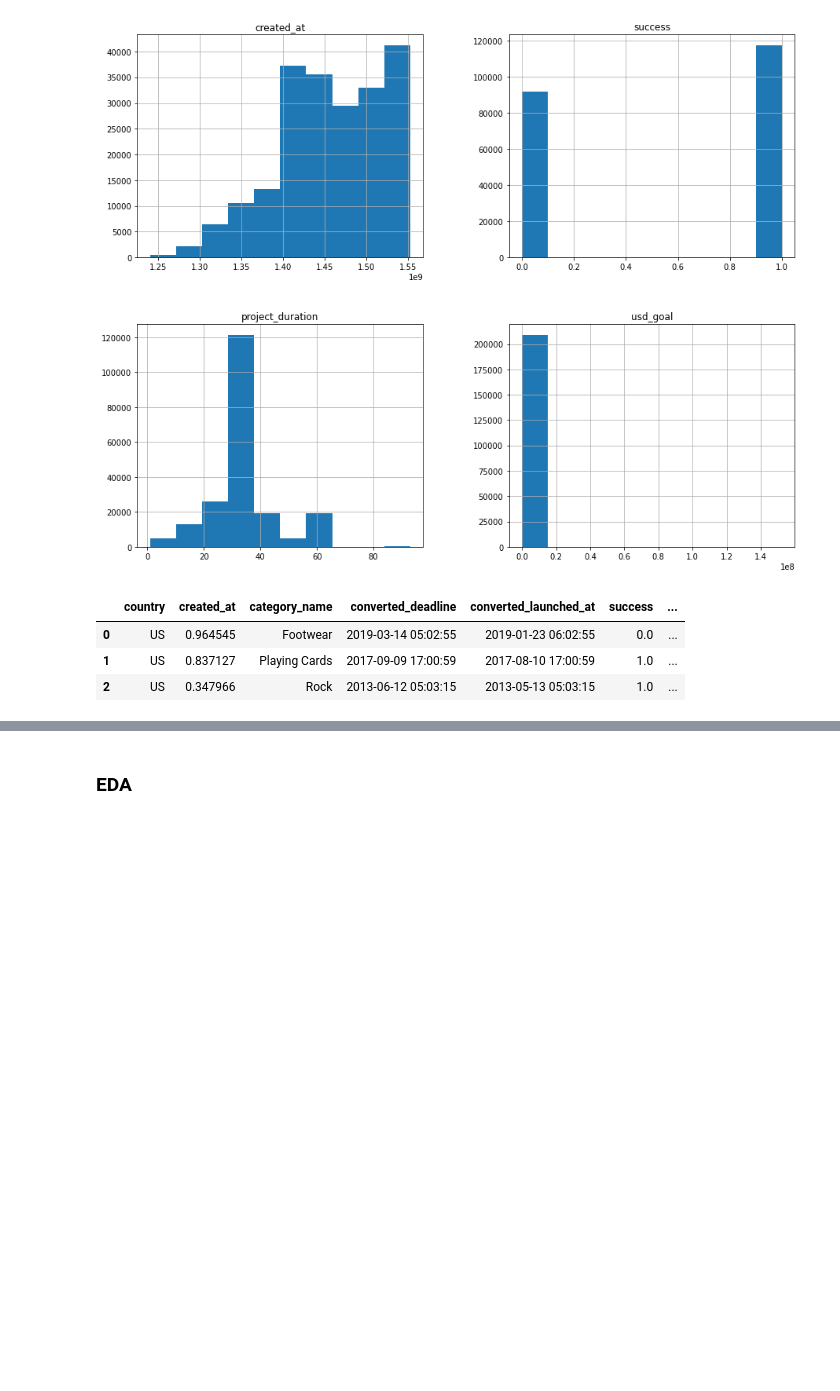
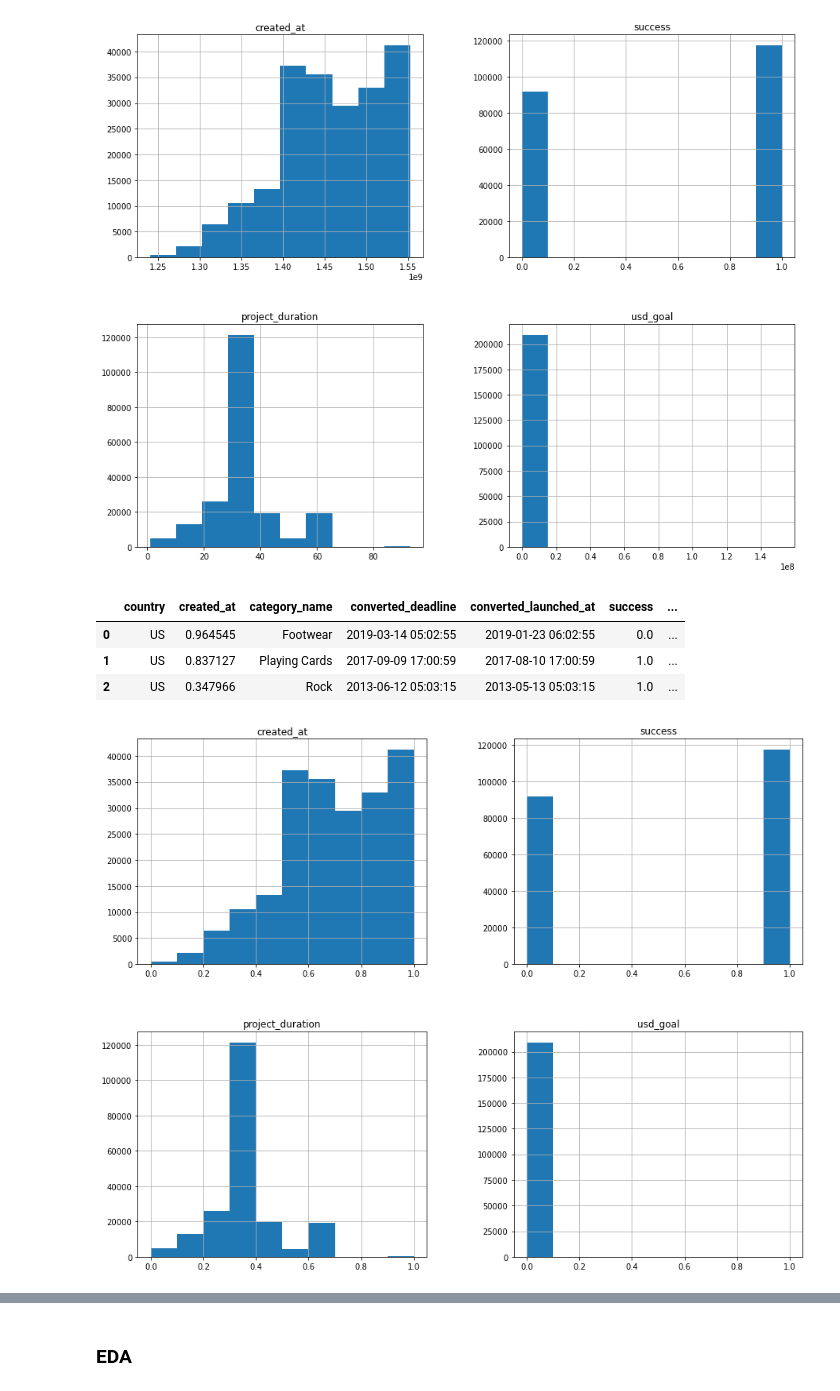
Before and after one commit to EcholotFisher/nf_2nd_project_aj_kickstarter, a Jupyter notebook: EDA.ipynb, the cells around one changed output, grey strips where cells are left out. Drawn from its saved outputs; the diff is of its cells as text; code cells hidden in the pictures; blank space fills up the shorter version.

Commit message:
EDA progress in plots

```diff
--- a/EDA.ipynb
+++ b/EDA.ipynb
@@ -434,3 +434,7 @@ display(df.head(n = 3))
 | 0 | US | 0.964545 | Footwear | 2019-03-14 05:02:55 | 2019-01-23 06:02:55 | 0.0 | ... |
 | 1 | US | 0.837127 | Playing Cards | 2017-09-09 17:00:59 | 2017-08-10 17:00:59 | 1.0 | ... |
 | 2 | US | 0.347966 | Rock | 2013-06-12 05:03:15 | 2013-05-13 05:03:15 | 1.0 | ... |
+# %%
+df.hist(figsize=(15, 12));
+# %% [output]
+[figure, added]
```
Also changed, not shown: parts of 12 cells of this notebook.
